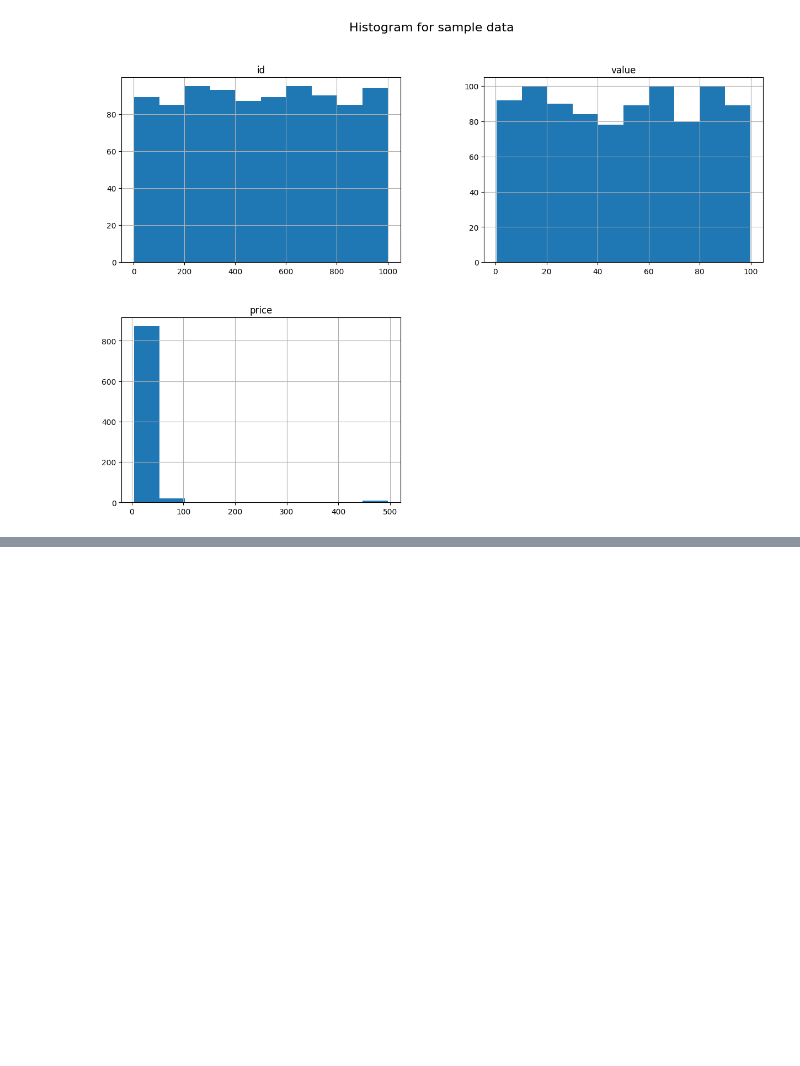
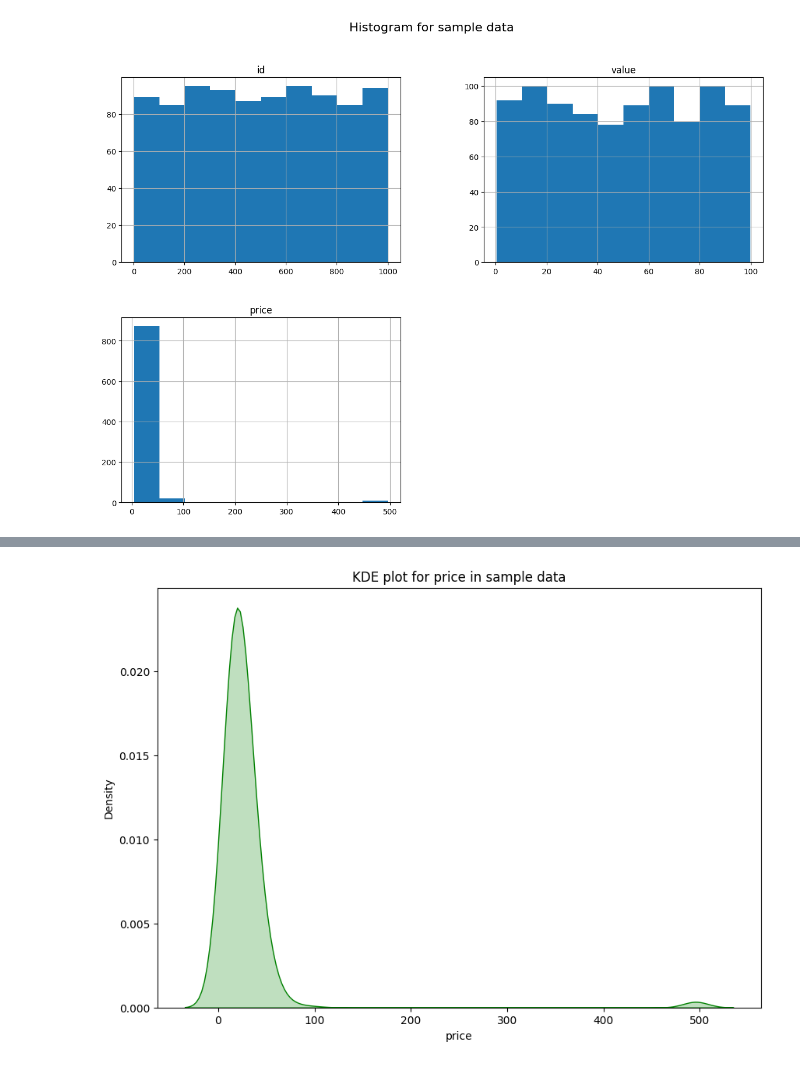
Before and after one commit to siddhantbhattarai/AI-Pre-Foundation, a Jupyter notebook: Day_5_Visualization_Exercise.ipynb, the cells around one changed output, grey strips where cells are left out. Saved outputs shown, nothing was run; the diff lists cells and outputs as text; code cells hidden in the pictures; blank space fills up the shorter version.

```diff
--- a/Day_5_Visualization_Exercise.ipynb
+++ b/Day_5_Visualization_Exercise.ipynb
@@ -44,0 +68,8 @@ plt.show()
+# %%
+# KDE plot for value in sample data
+plt.figure(figsize=(10,7))
+sns.kdeplot(clean_df['price'], fill=True, color='green')
+plt.title('KDE plot for price in sample data')
+plt.show()
+# %% [output]
+[figure, added]
```
Also changed, not shown: parts of 3 cells of this notebook.
